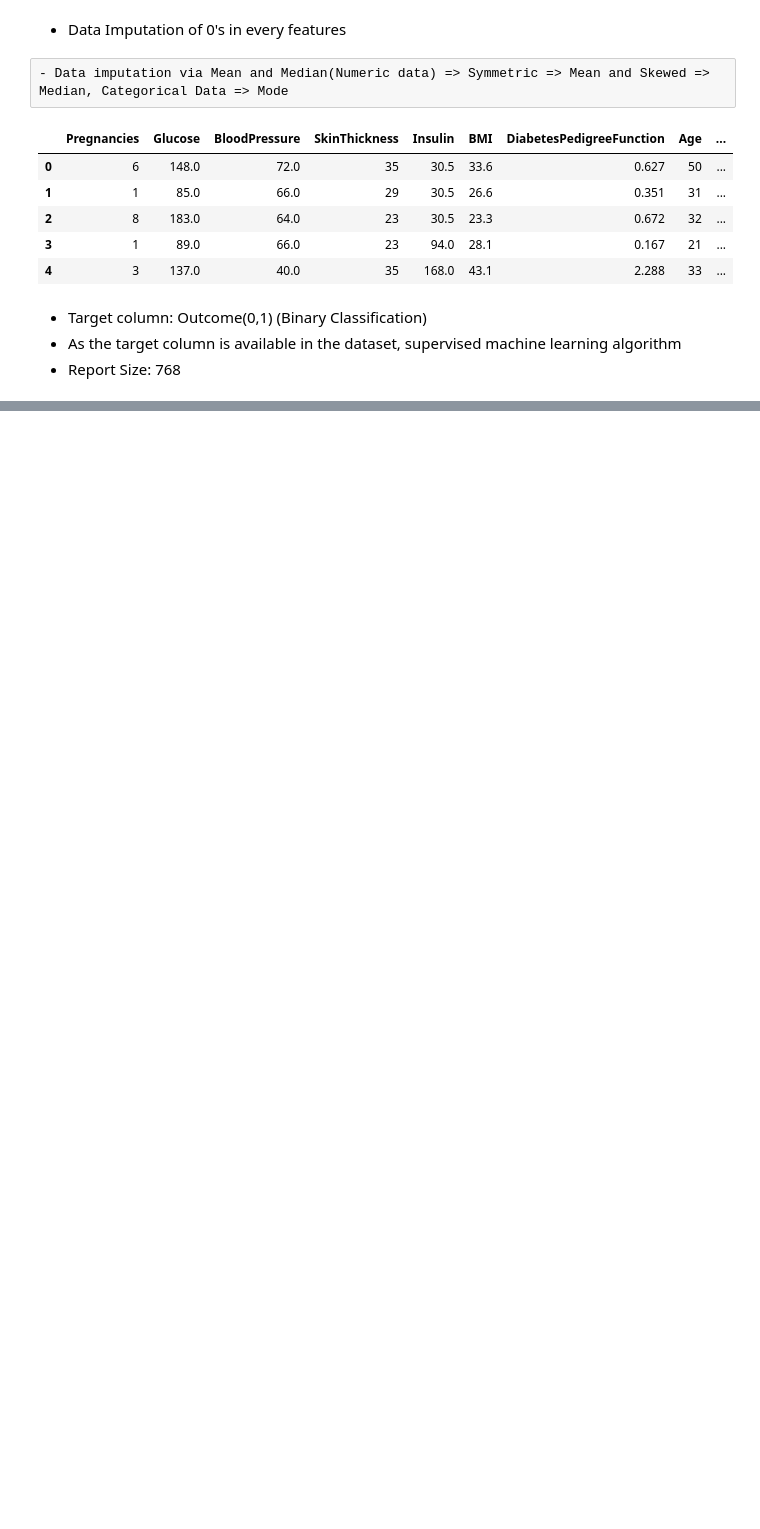
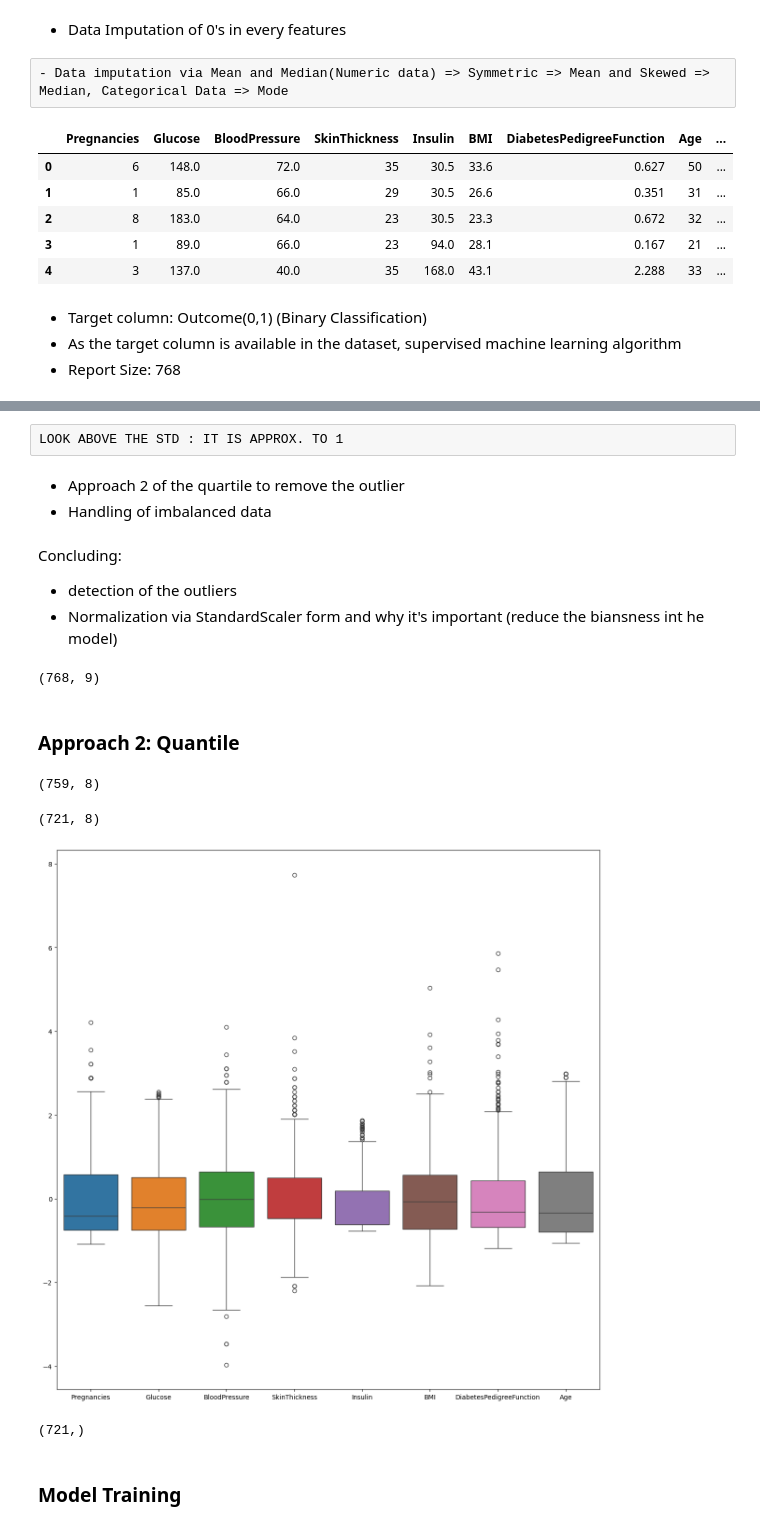
Before and after one commit to JitendraDew009/Machine-Learning-Project, a Jupyter notebook: 02_Logistic Regression/Predictive Analysis in Diabetics.ipynb, the cells around one changed output, grey strips where cells are left out. Cells and saved outputs as stored; diff of their text form; code cells hidden in the pictures; blank space fills up the shorter version.

```diff
--- a/02_Logistic Regression/Predictive Analysis in Diabetics.ipynb
+++ b/02_Logistic Regression/Predictive Analysis in Diabetics.ipynb
@@ -241,0 +298,3 @@ dataframe.head()
+# %%
+X_scaled = pd.DataFrame(X_scaled, columns = cols )
+X_scaled.describe()
@@ -241,0 +311,43 @@ dataframe.head()
+# %% [raw]
+LOOK ABOVE THE STD : IT IS APPROX. TO 1
+# %% [markdown]
+- Approach 2 of the quartile to remove the outlier
+- Handling of imbalanced data
+# %% [markdown]
+Concluding:
+* detection of the outliers
+* Normalization via StandardScaler form and why it's important (reduce the biansness int he model)
+# %%
+dataframe.shape
+# %% [output]
+(768, 9)
+# %% [markdown]
+### Approach 2: Quantile
+# %%
+X_scaled.shape # Some outlier we have removed already, so BE AWARE OF THAT
+# %% [output]
+(759, 8)
+# %%
+X_scaled.reset_index(drop = True, inplace = True)
+y_outlier_detection.reset_index(drop = True, inplace = True)
+# %%
+q = X_scaled['Insulin'].quantile(.95)
+mask = X_scaled['Insulin'] < q
+dataNew = X_scaled[mask]
+y_outlier_detection = y_outlier_detection[mask]
+# %%
+dataNew.shape
+# %% [output]
+(721, 8)
+# %%
+fig, ax = plt.subplots(figsize = (15,15))
+sns.boxplot(data =dataNew, ax = ax)
+plt.savefig("dataNew_boxplot.jpg")
+# %% [output]
+[figure, added]
+# %%
+y_outlier_detection.shape
+# %% [output]
+(721,)
+# %% [markdown]
+### Model Training
```
Also changed, not shown: parts of 37 cells of this notebook, 4 other files.
